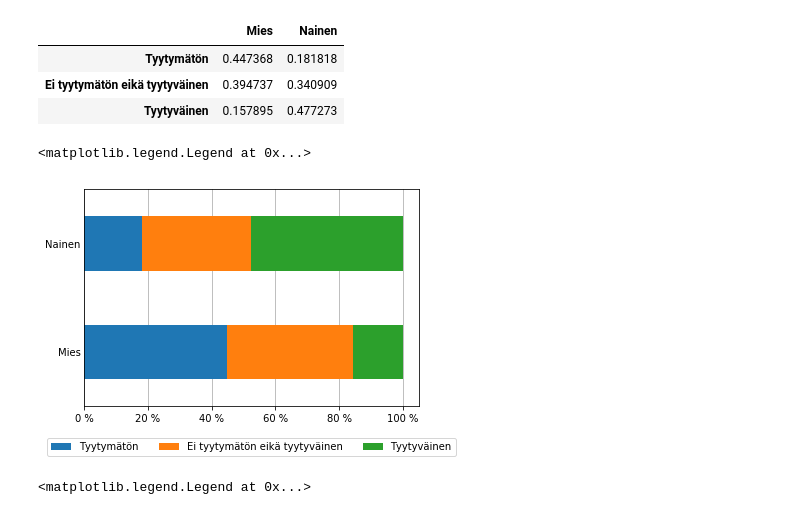
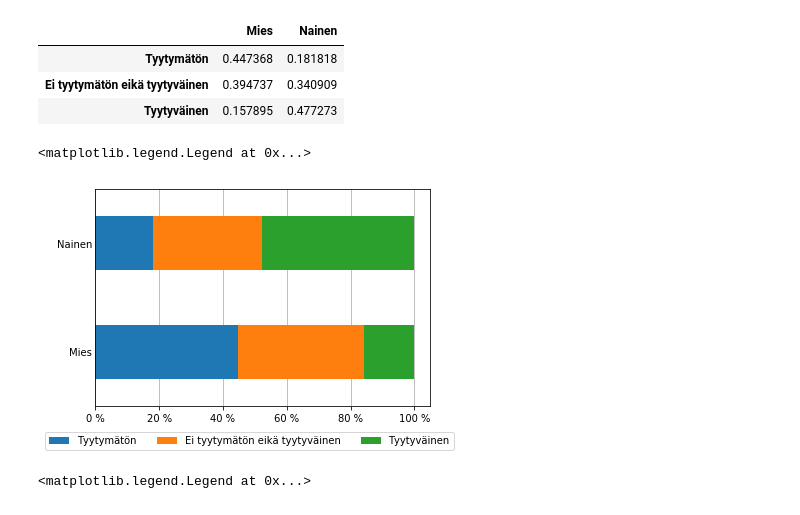
Before and after one commit to taanila/kaaviot, a Jupyter notebook: kaaviot5.ipynb, the cells around one changed output. Drawn from its saved outputs; the diff is of its cells as text; code cells hidden in the pictures.

```diff
--- a/kaaviot5.ipynb
+++ b/kaaviot5.ipynb
@@ -5,8 +5,10 @@ import matplotlib.pyplot as plt
 # %% [markdown]
 <h2>Pylväskaavioita on monenlaisia</h2>
 # %%
-df1=pd.DataFrame({'Mies':[17,15,6],'Nainen':[8,15,21]},
-                 index=['Tyytymätön','Ei tyytymätön eikä tyytyväinen','Tyytyväinen'])
+#luon dataframen
+df1=pd.DataFrame({'Mies':[17,15,6],
+                  'Nainen':[8,15,21]},
+                  index=['Tyytymätön','Ei tyytymätön eikä tyytyväinen','Tyytyväinen'])
 df1
 # %% [output]
 |  | Mies | Nainen |
@@ -45,25 +46,25 @@ df2
 | Ei tyytymätön eikä tyytyväinen | 0.394737 | 0.340909 |
 | Tyytyväinen | 0.157895 | 0.477273 |
 # %%
-#T vaihtaa dataframen rivit ja sarakkeet päittäin.
-#stacked=True: pinottu pylväskaavio.
+#T vaihtaa dataframen rivit ja sarakkeet päittäin
+#stacked=True: pinottu pylväskaavio
 ax2=df2.T.plot.barh(stacked=True)
 
-#Määritän x-akselille merkittävät prosentit:
+#vaaka-akselille merkittävät prosentit
 ax2.set_xticklabels(['0 %', '20 %', '40 %', '60 %','80 %','100 %'])
 
-#Pystysuuntainen taustaviivoitus:
+#pystysuuntainen taustaviivoitus
 ax2.grid(axis='x')
 
-#Ylimääräsiten asteikkoviivojen poistaminen
+#ylimääräsiten asteikkoviivojen poistaminen
 ax2.tick_params(axis='y', length=0)
 
-#Taustaviivoitus pylväiden taakse:
+#taustaviivoitus pylväiden taakse
 ax2.set_axisbelow(True)
 
-#Selitteen sijainnin asettaminen on konstikasta:
-ax2.legend(loc='lower center',bbox_to_anchor=(0.5, -0.25),ncol=3)
+#selitteen sijainti ja vierekkäisten selitteiden lukumäärä
+ax2.legend(loc=(-0.15, -0.2), ncol=3)
 # %% [output]
 <matplotlib.legend.Legend at 0x...>
-[figure, old version]
+[figure, new version]
 # %%
```
Also changed, not shown: parts of 3 cells of this notebook.
